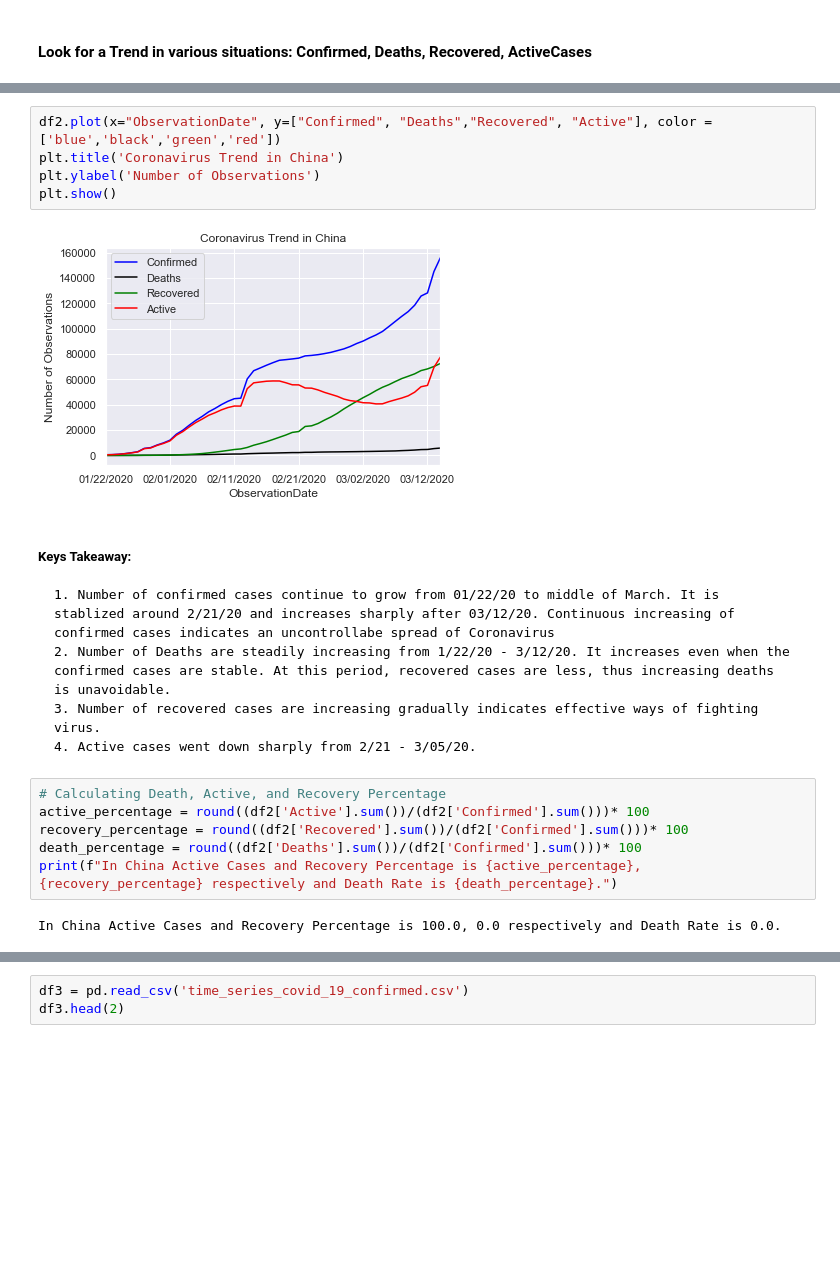
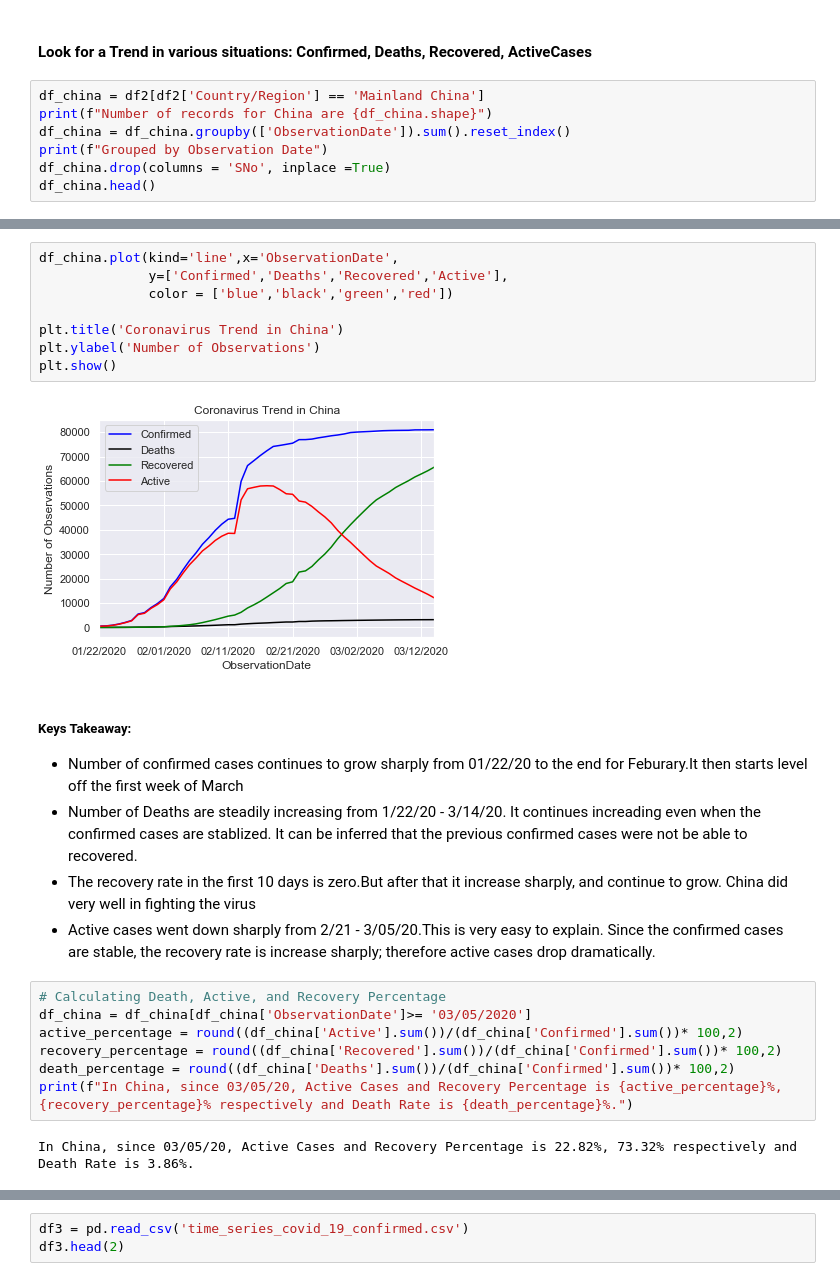
Before and after one commit to ThoaShook/Coronavirus-Analysis, a Jupyter notebook: Coronavirus_Analysis.ipynb, the cells around one changed output, grey strips where cells are left out. Drawn from its saved outputs; the diff is of its cells as text; blank space fills up the shorter version.

```diff
--- a/Coronavirus_Analysis.ipynb
+++ b/Coronavirus_Analysis.ipynb
@@ -156,2 +147,9 @@ df2.dropna().head()
 # %% [markdown]
 #### Look for a Trend in various situations: Confirmed, Deaths, Recovered, ActiveCases
+# %%
+df_china = df2[df2['Country/Region'] == 'Mainland China']
+print(f"Number of records for China are {df_china.shape}")
+df_china = df_china.groupby(['ObservationDate']).sum().reset_index()
+print(f"Grouped by Observation Date")
+df_china.drop(columns = 'SNo', inplace =True)
+df_china.head()
@@ -158,21 +165,25 @@ df2.dropna().head()
 # %%
-df2.plot(x="ObservationDate", y=["Confirmed", "Deaths","Recovered", "Active"], color = ['blue','black','green','red'])
+df_china.plot(kind='line',x='ObservationDate',
+              y=['Confirmed','Deaths','Recovered','Active'],
+              color = ['blue','black','green','red'])
+
 plt.title('Coronavirus Trend in China')
 plt.ylabel('Number of Observations')
 plt.show()
 # %% [output]
-[figure, old version]
+[figure, new version]
-# %% [markdown]
-##### Keys Takeaway:
-    1. Number of confirmed cases continue to grow from 01/22/20 to middle of March. It is stablized around 2/21/20 and increases sharply after 03/12/20. Continuous increasing of confirmed cases indicates an uncontrollabe spread of Coronavirus
-    2. Number of Deaths are steadily increasing from 1/22/20 - 3/12/20. It increases even when the confirmed cases are stable. At this period, recovered cases are less, thus increasing deaths is unavoidable.
-    3. Number of recovered cases are increasing gradually indicates effective ways of fighting virus.
-    4. Active cases went down sharply from 2/21 - 3/05/20.
+# %% [markdown]
+##### Keys Takeaway:
+*  Number of confirmed cases continues to grow sharply from 01/22/20 to the end for Feburary.It then starts    level off the first week of March
+*  Number of Deaths are steadily increasing from 1/22/20 - 3/14/20. It continues increading even when the confirmed cases are stablized. It can be inferred that the previous confirmed cases were not be able to recovered.
+*  The recovery rate in the first 10 days is zero.But after that it increase sharply, and continue to grow. China did very well in fighting the virus
+*  Active cases went down sharply from 2/21 - 3/05/20.This is very easy to explain. Since the confirmed cases are stable, the recovery rate is increase sharply; therefore active cases drop dramatically.
 # %%
 # Calculating Death, Active, and Recovery Percentage
-active_percentage = round((df2['Active'].sum())/(df2['Confirmed'].sum()))* 100
-recovery_percentage = round((df2['Recovered'].sum())/(df2['Confirmed'].sum()))* 100
-death_percentage = round((df2['Deaths'].sum())/(df2['Confirmed'].sum()))* 100
-print(f"In China Active Cases and Recovery Percentage is {active_percentage}, {recovery_percentage} respectively and Death Rate is {death_percentage}.")
+df_china = df_china[df_china['ObservationDate']>= '03/05/2020']
+active_percentage = round((df_china['Active'].sum())/(df_china['Confirmed'].sum())* 100,2)
+recovery_percentage = round((df_china['Recovered'].sum())/(df_china['Confirmed'].sum())* 100,2)
+death_percentage = round((df_china['Deaths'].sum())/(df_china['Confirmed'].sum())* 100,2)
+print(f"In China, since 03/05/20, Active Cases and Recovery Percentage is {active_percentage}%, {recovery_percentage}% respectively and Death Rate is {death_percentage}%.")
 # %% [output]
-In China Active Cases and Recovery Percentage is 100.0, 0.0 respectively and Death Rate is 0.0.
+In China, since 03/05/20, Active Cases and Recovery Percentage is 22.82%, 73.32% respectively and Death Rate is 3.86%.
```
Also changed, not shown: parts of 7 cells of this notebook.
